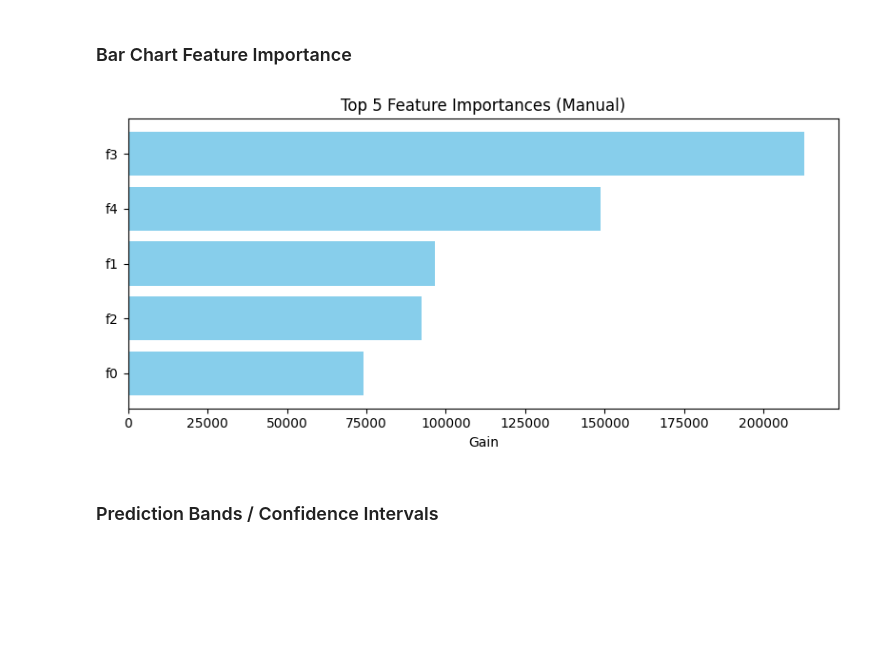
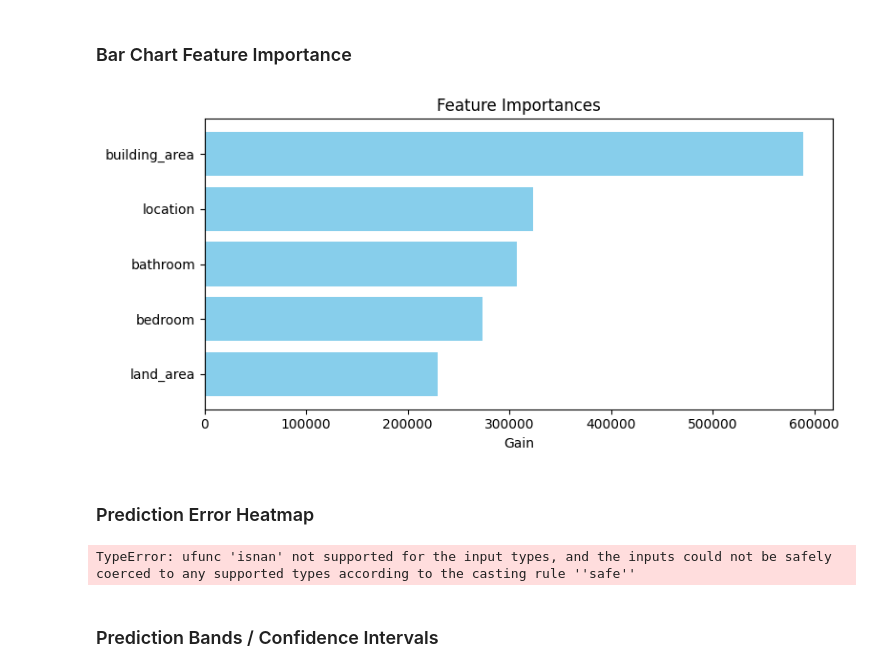
Before and after one commit to romzyalba/house_price_model, a Jupyter notebook: src/notebooks/eda.ipynb, the cells around one changed output. Drawn from its saved outputs; the diff is of its cells as text; code cells hidden in the pictures; blank space fills up the shorter version.

```diff
--- a/src/notebooks/eda.ipynb
+++ b/src/notebooks/eda.ipynb
@@ -254,30 +248,57 @@ with open('../../data/visualisation/result_table.json', 'w') as f:
 # %%
 import pandas as pd
 import matplotlib.pyplot as plt
 
 # Ambil importance dari model
 importance = model.get_booster().get_score(importance_type='gain')
 
 # Jika feature_names tidak terisi saat training, key akan jadi f0, f1, ...
 # Konversi ke DataFrame
 imp_df = pd.DataFrame({
-    'feature': list(importance.keys()),
+    'feature': list(X_train.columns),
     'importance': list(importance.values())
 })
 
 # Urutkan
 imp_df = imp_df.sort_values(by='importance', ascending=False).head(5)
 
 # Plot manual
 plt.figure(figsize=(8, 4))
 plt.barh(imp_df['feature'], imp_df['importance'], color='skyblue')
 plt.xlabel('Gain')
-plt.title('Top 5 Feature Importances (Manual)')
+plt.title('Feature Importances')
 plt.gca().invert_yaxis()
 plt.tight_layout()
 plt.show()
 # %% [output]
-[figure, old version]
+[figure, new version]
+# %% [markdown]
+### Prediction Error Heatmap
+# %%
+# Misal dua fitur penting
+f1, f2 = 'building_area', 'location'
+
+# Gabungkan ke dalam DataFrame
+df_error = X_test[[f1, f2]].copy()
+df_error['error'] = y_test - y_pred
+
+# Bin-kan fitur
+df_error['bin_f1'] = pd.qcut(df_error[f1], q=5)
+df_error['bin_f2'] = pd.qcut(df_error[f2], q=5)
+
+# Pivot table untuk heatmap
+pivot = df_error.pivot_table(values='error', index='bin_f2', columns='bin_f1', aggfunc='mean')
+
+# Plot
+plt.figure(figsize=(8, 6))
+sns.heatmap(pivot, annot=True, fmt=".2f", cmap='coolwarm', center=0)
+plt.title('Prediction Error Heatmap')
+plt.xlabel(f1)
+plt.ylabel(f2)
+plt.tight_layout()
+plt.show()
+# %% [output]
+TypeError: ufunc 'isnan' not supported for the input types, and the inputs could not be safely coerced to any supported types according to the casting rule ''safe''
 # %% [markdown]
 ### Prediction Bands / Confidence Intervals
 # %%
```
Also changed, not shown: parts of 4 cells of this notebook, 1 other file.
